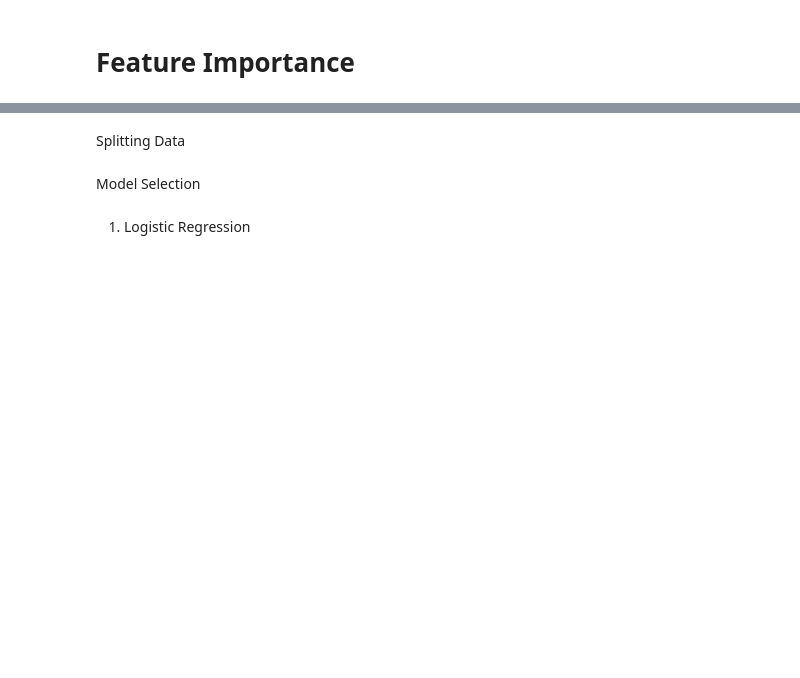
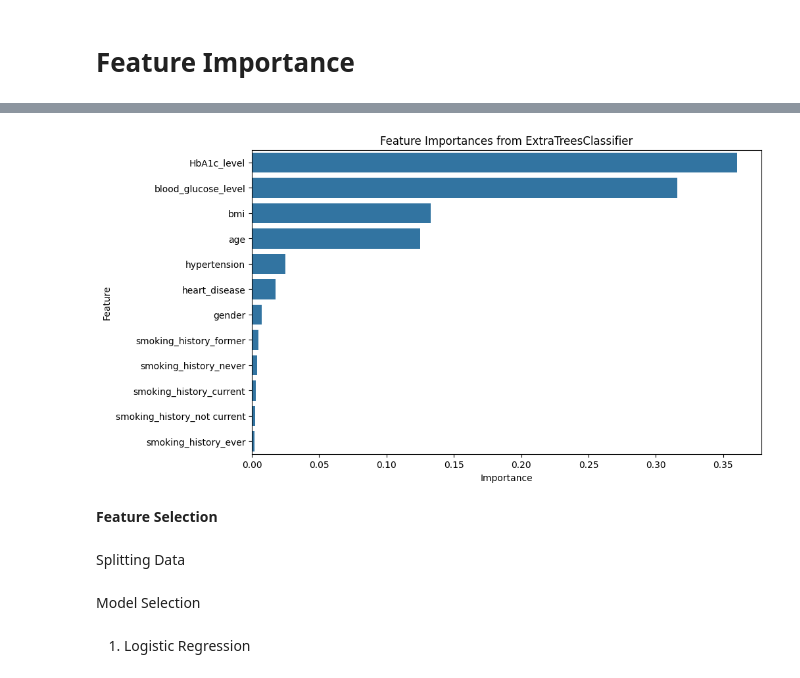
Before and after one commit to fkottapa3/Team14CSE6242, a Jupyter notebook: DiabetesPrediction_v1.ipynb, the cells around one changed output, grey strips where cells are left out. Cells and saved outputs as stored; diff of their text form; code cells hidden in the pictures; blank space fills up the shorter version.

```diff
--- a/DiabetesPrediction_v1.ipynb
+++ b/DiabetesPrediction_v1.ipynb
@@ -140,0 +131,25 @@ plt.show()
+# %%
+# Define Features and Target variables
+X = df.drop('diabetes', axis=1)
+y = df['diabetes']
+
+# Train ExtraTreesClassifier to identify feature importance
+model = ExtraTreesClassifier()
+model.fit(X, y)
+# Get feature importances
+importances = model.feature_importances_
+# Create a DataFrame for better visualization
+feat_importances = pd.DataFrame({'Feature': X.columns, 'Importance': importances})
+# Sort the DataFrame by importance
+feat_importances = feat_importances.sort_values(by='Importance', ascending=False)
+# Plot the feature importances
+plt.figure(figsize=(10, 6))
+sns.barplot(x='Importance', y='Feature', data=feat_importances)
+plt.title('Feature Importances from ExtraTreesClassifier')
+plt.xlabel('Importance')
+plt.ylabel('Feature')
+plt.show()
+# %% [output]
+[figure, added]
+# %% [markdown]
+**Feature Selection**
```
Also changed, not shown: parts of 34 cells of this notebook, 1 other file.
